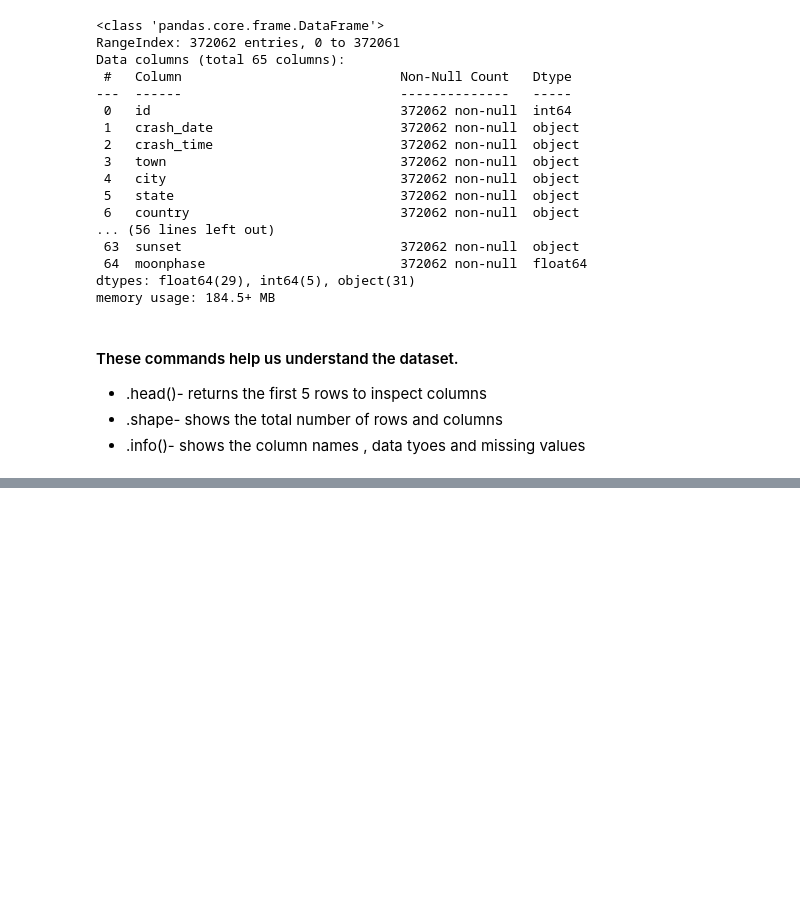
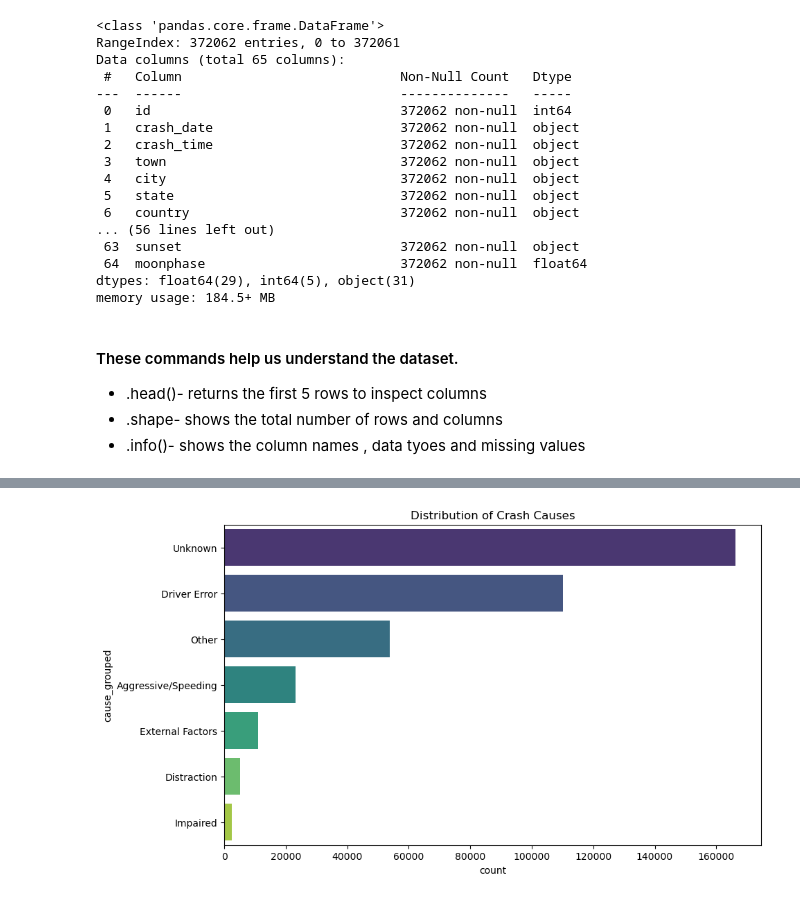
Before and after one commit to Grace-Neema-bit/Chicago-Traffic-Crash-Prediction-and-Analysis, a Jupyter notebook: project.ipynb, the cells around one changed output, grey strips where cells are left out. Saved outputs shown, nothing was run; the diff lists cells and outputs as text; code cells hidden in the pictures; blank space fills up the shorter version.

Commit message:
Cleaned data

```diff
--- a/project.ipynb
+++ b/project.ipynb
@@ -312,0 +158,23 @@ print(X.shape)
+# %%
+def group_causes(cause):
+    cause = str(cause).lower()
+    if 'unable' in cause or 'not applicable' in cause:
+        return 'Unknown'
+    elif 'distraction' in cause or 'cell phone' in cause or 'texting' in cause:
+        return 'Distraction'
+    elif 'alcohol' in cause or 'drinking' in cause or 'drugs' in cause or 'influence' in cause:
+        return 'Impaired'
+    elif 'speed' in cause or 'reckless' in cause or 'erratic' in cause:
+        return 'Aggressive/Speeding'
+    elif 'failing' in cause or 'improper' in cause or 'disregarding' in cause:
+        return 'Driver Error'
+    elif 'weather' in cause or 'animal' in cause or 'road' in cause or 'vision' in cause:
+        return 'External Factors'
+    else:
+        return 'Other'
+
+# Apply the grouping
+df['cause_grouped'] = df['contributory_cause'].apply(group_causes)
+
+# Check the new distribution
+print(df['cause_grouped'].value_counts())
@@ -312,0 +191,18 @@ print(X.shape)
+# %%
+# 1. Define target as the NAME of the column (a string)
+target_col = 'cause_grouped'
+
+plt.figure(figsize=(10,6))
+
+# 2. Pass the string name to 'y' and the dataframe to 'data'
+sns.countplot(
+    y=target_col,
+    data=df,
+    order=df[target_col].value_counts().index,
+    palette='viridis'
+)
+
+plt.title("Distribution of Crash Causes")
+plt.show()
+# %% [output]
+[figure, added]
```
Also changed, not shown: parts of 120 cells of this notebook, 1 other file.
